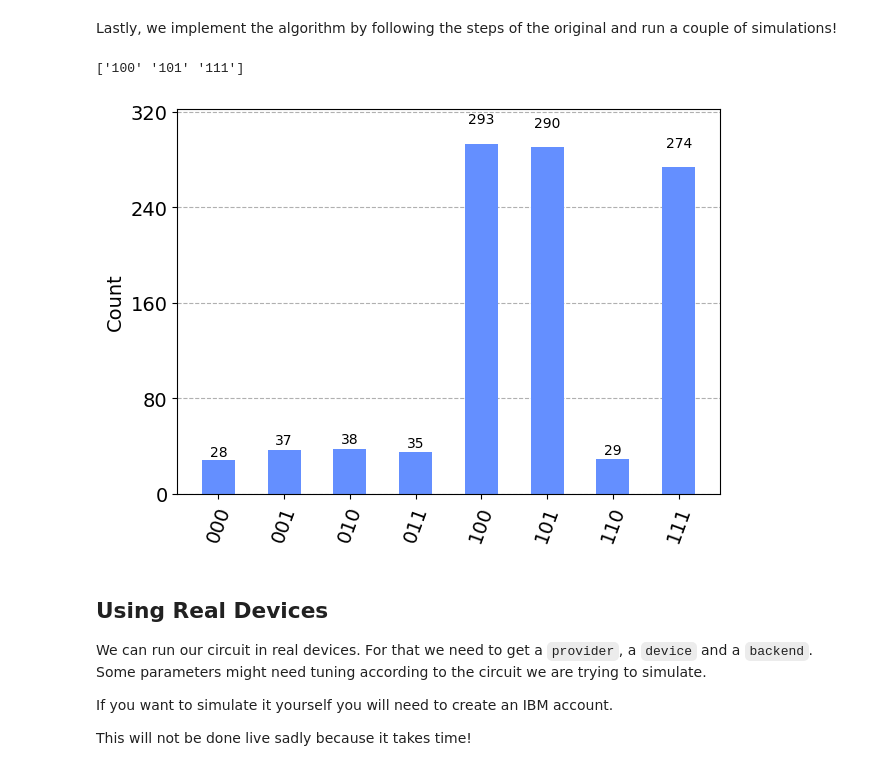
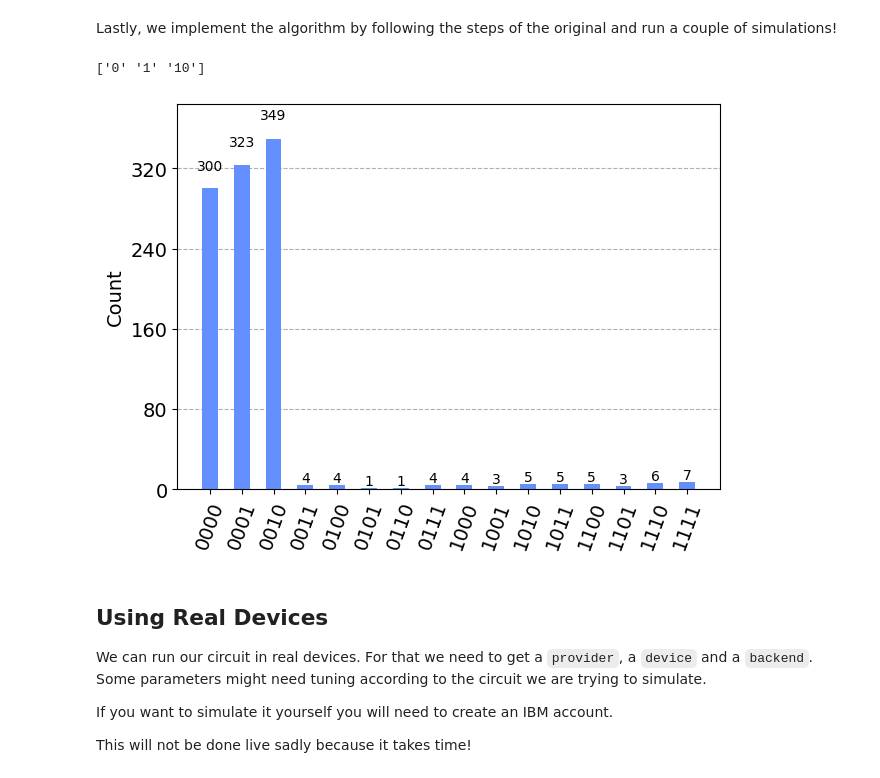
Before and after one commit to nunopcfmarques/IICQ-Project, a Jupyter notebook: IICQ-Project.ipynb, the cells around one changed output. Drawn from its saved outputs; the diff is of its cells as text; code cells hidden in the pictures.

```diff
--- a/IICQ-Project.ipynb
+++ b/IICQ-Project.ipynb
@@ -189,7 +189,7 @@ Note: Since our return type is a `np.array` we use the `unitary` method to add t
 def dj_algorithm(oracle):
     '''
     Input: The Oracle
-    Output: O circuito quântico dj
+    Output: dj quantum circuit
 
     '''
 
@@ -197,7 +197,7 @@ def dj_algorithm(oracle):
 
     dj = QuantumCircuit(n + 1, n)
 
-    # Hadamard nos bits input
+    # Hadamard on the input bits
     for i in range(n):
         dj.h(i)
 
@@ -205,7 +205,7 @@ def dj_algorithm(oracle):
     dj.x(n)
     dj.h(n)
 
-    # Oráculo
+    # Oracle
     dj.unitary(oracle, range(n))
 
     for i in range(n):
@@ -323,16 +323,16 @@ def grover(oracle):
     qc.measure_all()
     return qc
 # %%
-oracle, ITER = g_oracle(4, 3)
+oracle, ITER = g_oracle(5, 3)
 grover_qc = grover(oracle)
 
 transpiled_grover_circuit = transpile(grover_qc, simulator)
 results = simulator.run(transpiled_grover_circuit, shots=1024).result()
 counts = results.get_counts()
 plot_histogram(counts)
 # %% [output]
-['100' '101' '111']
+['0' '1' '10']
-[figure, old version]
+[figure, new version]
 # %% [markdown]
 ## Using Real Devices
 
```
Also changed, not shown: parts of 7 cells of this notebook, 2 other files.
